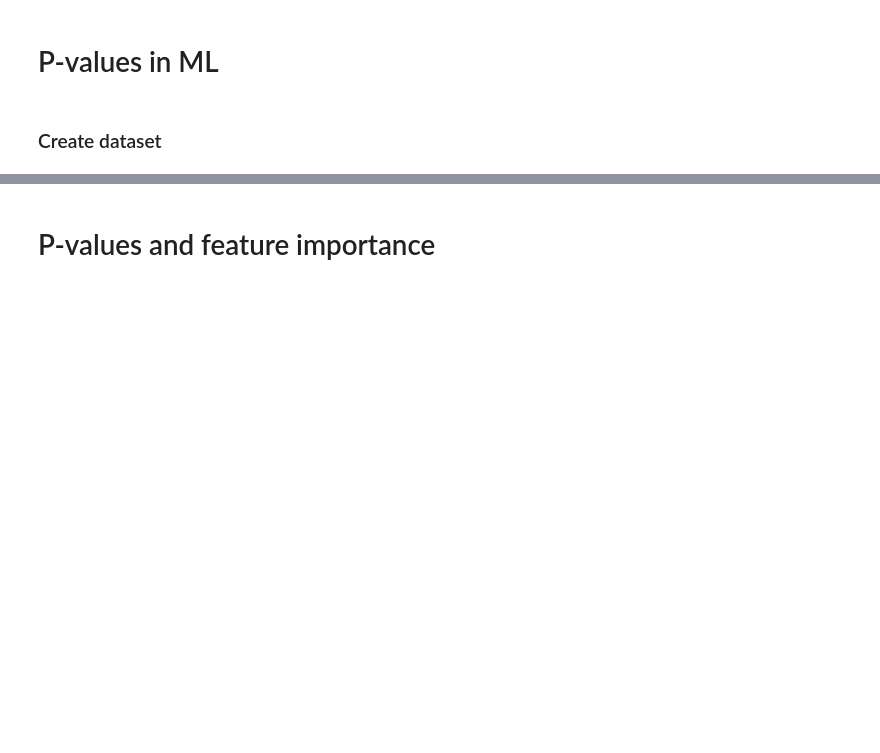
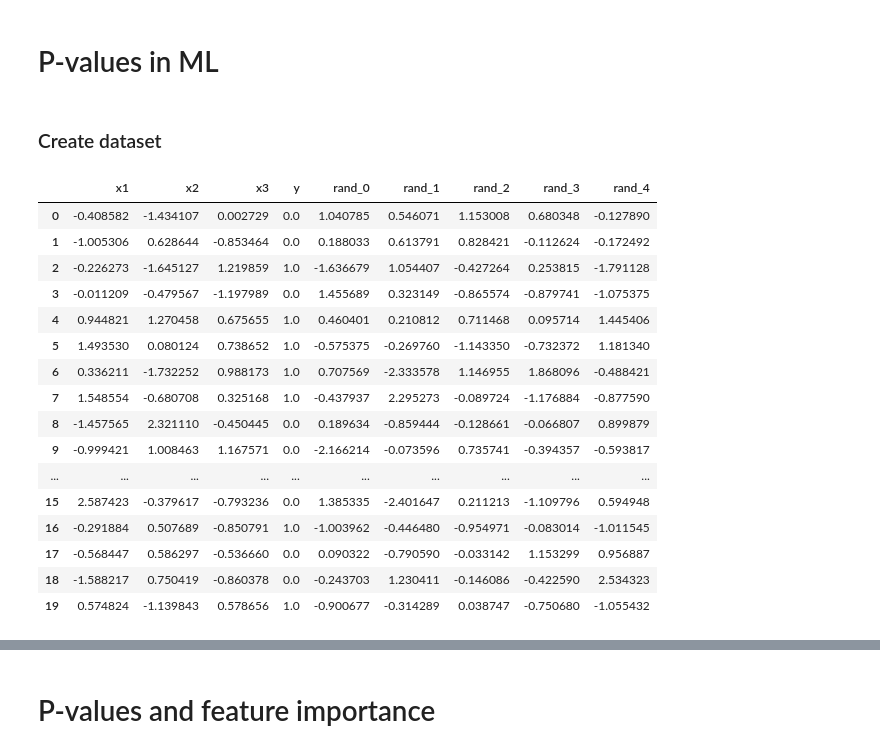
Before and after one commit to pcingola/NeuralNets, a Jupyter notebook: mlgen/p_values_ml.ipynb, the cells around one changed output, grey strips where cells are left out. Saved outputs shown, nothing was run; the diff lists cells and outputs as text; code cells hidden in the pictures; blank space fills up the shorter version.

```diff
--- a/mlgen/p_values_ml.ipynb
+++ b/mlgen/p_values_ml.ipynb
@@ -68,0 +92,21 @@ def create_dataset_01(num=1000, n_rands=5, save=False):
+# %%
+df = create_dataset_02(num=1000, n_rands=5, save=False)
+df.head(20)
+# %% [output]
+|  | x1 | x2 | x3 | y | rand_0 | rand_1 | rand_2 | rand_3 | rand_4 |
+| 0 | -0.408582 | -1.434107 | 0.002729 | 0.0 | 1.040785 | 0.546071 | 1.153008 | 0.680348 | -0.127890 |
+| 1 | -1.005306 | 0.628644 | -0.853464 | 0.0 | 0.188033 | 0.613791 | 0.828421 | -0.112624 | -0.172492 |
+| 2 | -0.226273 | -1.645127 | 1.219859 | 1.0 | -1.636679 | 1.054407 | -0.427264 | 0.253815 | -1.791128 |
+| 3 | -0.011209 | -0.479567 | -1.197989 | 0.0 | 1.455689 | 0.323149 | -0.865574 | -0.879741 | -1.075375 |
+| 4 | 0.944821 | 1.270458 | 0.675655 | 1.0 | 0.460401 | 0.210812 | 0.711468 | 0.095714 | 1.445406 |
+| 5 | 1.493530 | 0.080124 | 0.738652 | 1.0 | -0.575375 | -0.269760 | -1.143350 | -0.732372 | 1.181340 |
+| 6 | 0.336211 | -1.732252 | 0.988173 | 1.0 | 0.707569 | -2.333578 | 1.146955 | 1.868096 | -0.488421 |
+| 7 | 1.548554 | -0.680708 | 0.325168 | 1.0 | -0.437937 | 2.295273 | -0.089724 | -1.176884 | -0.877590 |
+| 8 | -1.457565 | 2.321110 | -0.450445 | 0.0 | 0.189634 | -0.859444 | -0.128661 | -0.066807 | 0.899879 |
+| 9 | -0.999421 | 1.008463 | 1.167571 | 0.0 | -2.166214 | -0.073596 | 0.735741 | -0.394357 | -0.593817 |
+| ... | ... | ... | ... | ... | ... | ... | ... | ... | ... |
+| 15 | 2.587423 | -0.379617 | -0.793236 | 0.0 | 1.385335 | -2.401647 | 0.211213 | -1.109796 | 0.594948 |
+| 16 | -0.291884 | 0.507689 | -0.850791 | 1.0 | -1.003962 | -0.446480 | -0.954971 | -0.083014 | -1.011545 |
+| 17 | -0.568447 | 0.586297 | -0.536660 | 0.0 | 0.090322 | -0.790590 | -0.033142 | 1.153299 | 0.956887 |
+| 18 | -1.588217 | 0.750419 | -0.860378 | 0.0 | -0.243703 | 1.230411 | -0.146086 | -0.422590 | 2.534323 |
+| 19 | 0.574824 | -1.139843 | 0.578656 | 1.0 | -0.900677 | -0.314289 | 0.038747 | -0.750680 | -1.055432 |
```
Also changed, not shown: parts of 7 cells of this notebook.
